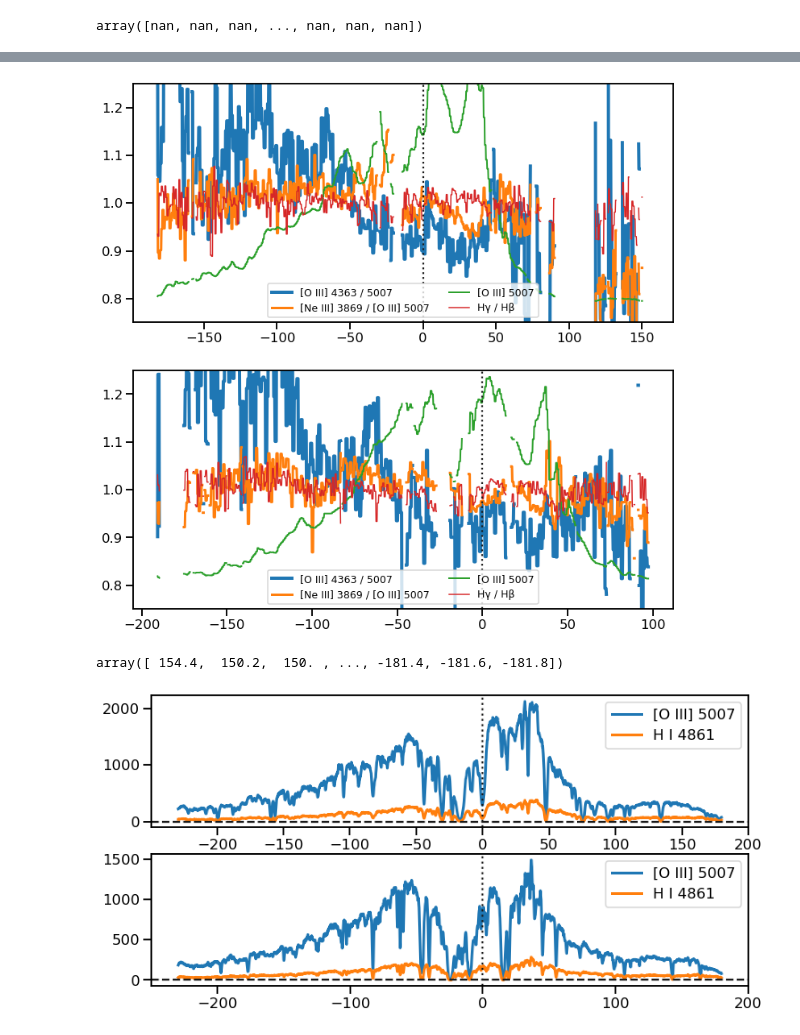
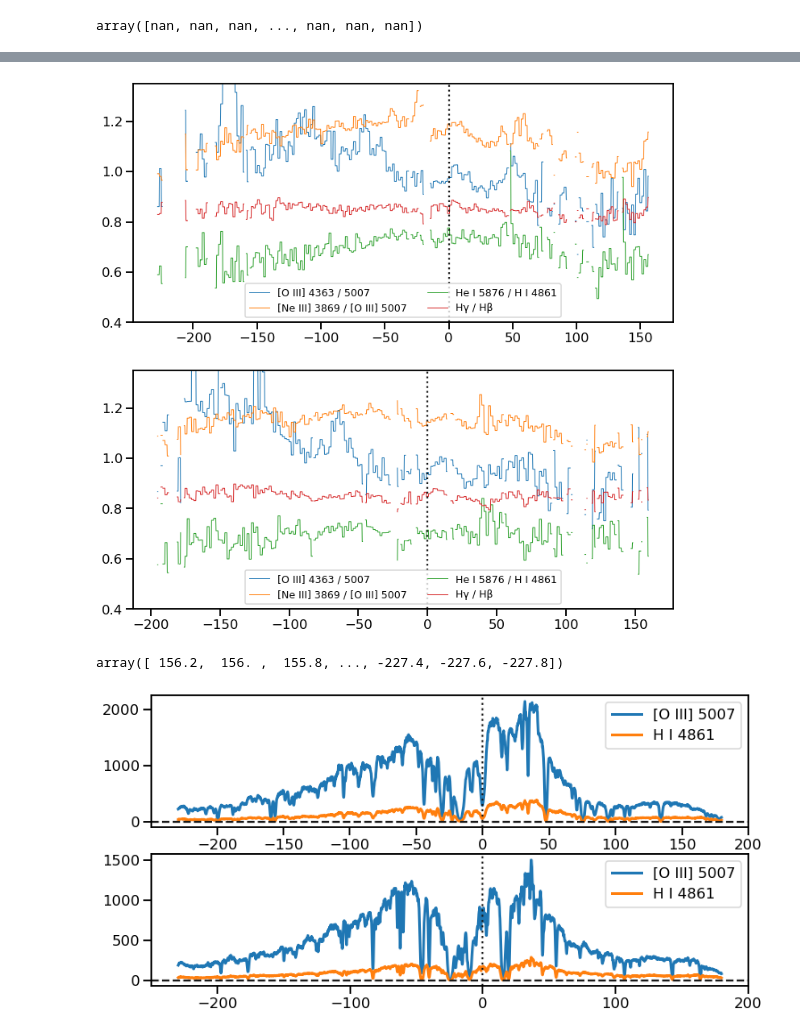
Before and after one commit to will-henney/muse-hii-regions, a Jupyter notebook: notebooks/10-01-ngc346-fors1-spatial-profiles.ipynb, the cells around one changed output, grey strips where cells are left out. Cells and saved outputs as stored; diff of their text form; code cells hidden in the pictures.

```diff
--- a/notebooks/10-01-ngc346-fors1-spatial-profiles.ipynb
+++ b/notebooks/10-01-ngc346-fors1-spatial-profiles.ipynb
@@ -200,30 +221,30 @@ array([nan, nan, nan, ..., nan, nan, nan])
 fig, axes = plt.subplots(2, 1, figsize=(12, 8), sharex=True, sharey=True)
 e1 = emlines["[O III] 4363"]
 e2 = emlines["[O III] 5007"]
-#min, xmax = -10, 50
+# min, xmax = -10, 50
 xmin, xmax = -230, 180
 
 n = 2
-ratioA = e1.multiA[n].data / e2.multiA[n].data
-ratioB = e1.multiB[n].data / e2.multiB[n].data
+ratioA = redcorr_oiii_ratio * e1.multiA[n].data / e2.multiA[n].data
+ratioB = redcorr_oiii_ratio * e1.multiB[n].data / e2.multiB[n].data
 posA = e1.multiA[n].position
 posB = e1.multiB[n].position
 axes[0].plot(posA, ratioA, linewidth=1.0, alpha=1.0, drawstyle="steps-mid")
 axes[1].plot(posB, ratioB, linewidth=1.0, alpha=1.0, drawstyle="steps-mid")
 
 n = 8
-ratioA = e1.multiA[n].data / e2.multiA[n].data
-ratioB = e1.multiB[n].data / e2.multiB[n].data
+ratioA = redcorr_oiii_ratio * e1.multiA[n].data / e2.multiA[n].data
+ratioB = redcorr_oiii_ratio * e1.multiB[n].data / e2.multiB[n].data
 posA = e1.multiA[n].position
 posB = e1.multiB[n].position
 axes[0].plot(posA, ratioA, linewidth=4.0, alpha=1.0, drawstyle="steps-mid")
 axes[1].plot(posB, ratioB, linewidth=4.0, alpha=1.0, drawstyle="steps-mid")
 
-axes[0].plot(e2.A.position, 3e-7*e2.A.data)
-axes[1].plot(e2.B.position, 3e-7*e2.B.data)
+axes[0].plot(e2.A.position, 3e-7 * e2.A.data)
+axes[1].plot(e2.B.position, 3e-7 * e2.B.data)
 
-#axes[0].plot(e1.cA.position, 5e-7*e1.cA.data)
-#axes[1].plot(e1.cB.position, 5e-7*e1.cB.data)
+# axes[0].plot(e1.cA.position, 5e-7*e1.cA.data)
+# axes[1].plot(e1.cB.position, 5e-7*e1.cB.data)
 
 m = (posA > -50) & (posA < xmax)
 average_ratioA = np.nanmean(ratioA[m])
@@ -236,7 +257,8 @@ for ax, ratio in zip(axes, [ratioA, ratioB]):
     ax.axhline(0.0, linestyle="dashed", color="k")
     ax.axhline(
         average_ratio,
-        linestyle="dotted", color="k",
+        linestyle="dotted",
+        color="k",
     )
     ax.axvline(0.0, linestyle="dotted", color="k")
     ax.set(
@@ -249,5 +271,5 @@ axes[-1].set(
 )
 sns.despine()
 fig.tight_layout()
-fig.savefig("../figs/ngc346-fors1-oiii-4363-5007-ratio.pdf");
+fig.savefig("../figs/ngc346-fors1-oiii-4363-5007-ratio.pdf")
 # %% [output]
@@ -349,6 +556,6 @@ fig.savefig("../figs/ngc346-fors1-multiline-slit-profiles.pdf");
 # %%
 fig, axes = plt.subplots(2, 1, figsize=(12, 12))
-n = 4
+n = 8
 sA = {e.name: e.multiA[n].data for e in emlines.values()}
 e = emlines["[O III] 5007"]
 posA = e.multiA[n].position
@@ -362,50 +569,50 @@ for ax, pos, s in zip(axes, [posA, posB], [sA, sB]):
         s["[O III] 4363"]
         / s["[O III] 5007"]
         / np.nanmedian(s["[O III] 4363"] / s["[O III] 5007"]),
-        linewidth=4.0,
+        linewidth=1.0,
         alpha=1.0,
         label="[O III] 4363 / 5007",
     )
     ax.plot(
         pos,
-        s["[Ne III] 3869"]
+        0.15 + s["[Ne III] 3869"]
         / s["[O III] 5007"]
         / np.nanmedian(s["[Ne III] 3869"] / s["[O III] 5007"]),
-        linewidth=3.0,
+        linewidth=1.0,
         alpha=1.0,
         label="[Ne III] 3869 / [O III] 5007",
     )
     ax.plot(
         pos,
-        0.75 + 0.2 * s["[O III] 5007"] / np.nanmedian(s["[O III] 5007"]),
+        -0.3 + + s["He I 5876"] / s["H I 4861"] / np.nanmedian(s["He I 5876"] / s["H I 4861"]),
         #    0.1* s4341 / np.median(s4341),
-        linewidth=2.0,
+        linewidth=1.0,
         alpha=1.0,
-        label="[O III] 5007",
+        label="He I 5876 / H I 4861",
     )
     ax.plot(
         pos,
-        s["H I 4340"] / s["H I 4861"] / np.nanmedian(s["H I 4340"] / s["H I 4861"]),
-        linewidth=1.5,
+        -0.15 + s["H I 4340"] / s["H I 4861"] / np.nanmedian(s["H I 4340"] / s["H I 4861"]),
+        linewidth=1.0,
         alpha=1.0,
         label="Hγ / Hβ",
     )
     # ax.plot(positions, 0.0003 * s4686, linewidth=2.0, alpha=1.0)
     ax.axhline(0.0, linestyle="dashed", color="k")
     ax.axvline(0.0, linestyle="dotted", color="k")
 
     ax.legend(fontsize="x-small", ncol=2)
     ax.set(
         # xlim=[-10, 50],
-        #xlim=[-230, 200],
-        ylim=[0.75, 1.25],
+        # xlim=[-230, 200],
+        ylim=[0.4, 1.35],
     )
 # %% [output]
-[figure, old version]
+[figure, new version]
-# %%
-posA[np.isfinite(posA)]
-# %% [output]
-array([ 154.4,  150.2,  150. , ..., -181.4, -181.6, -181.8])
+# %%
+posA[np.isfinite(posA)]
+# %% [output]
+array([ 156.2,  156. ,  155.8, ..., -227.4, -227.6, -227.8])
 # %%
 fig, axes = plt.subplots(2, 1, figsize=(12, 6))
 for ax, ew in zip(axes, ["ewA", "ewB"]):
```
Also changed, not shown: parts of 14 cells of this notebook, 6 other files.
